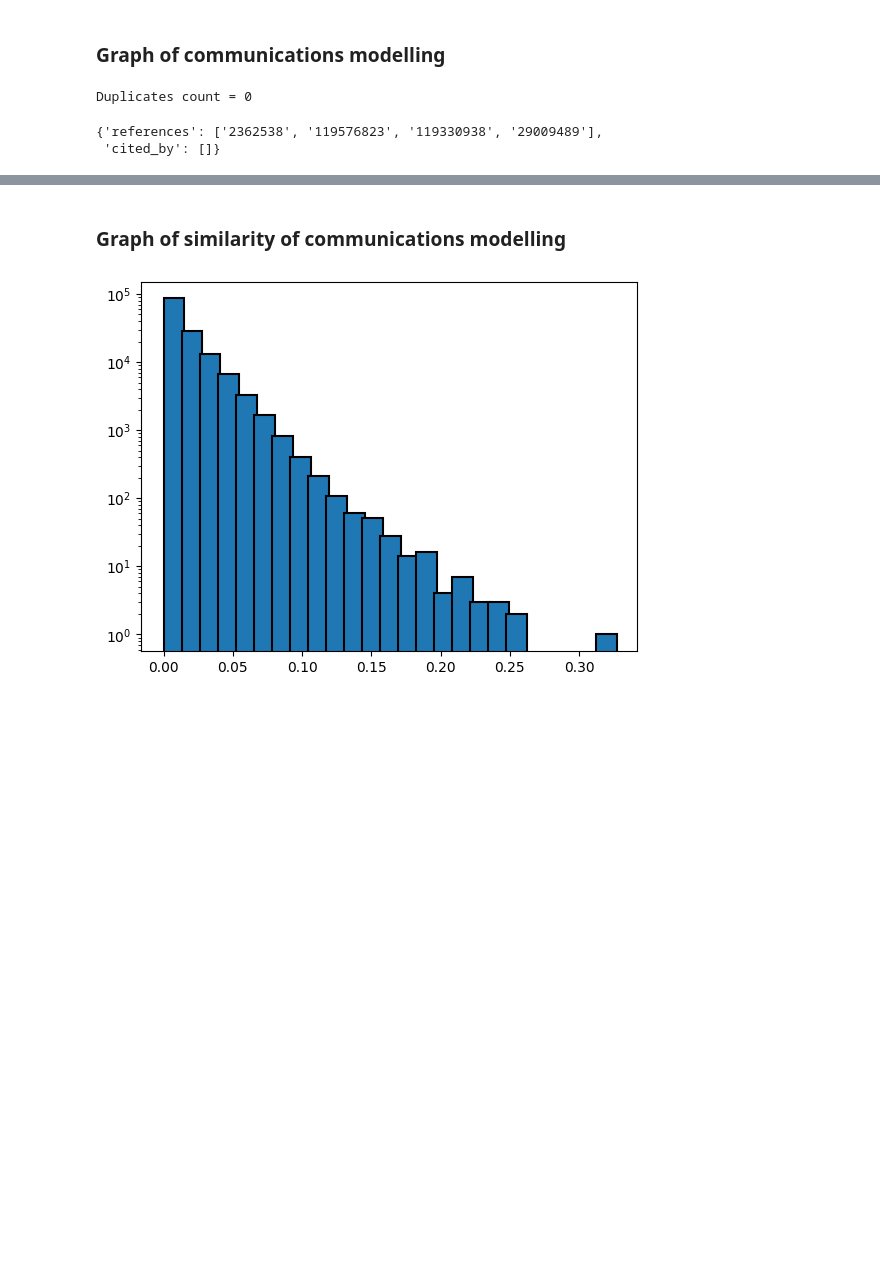
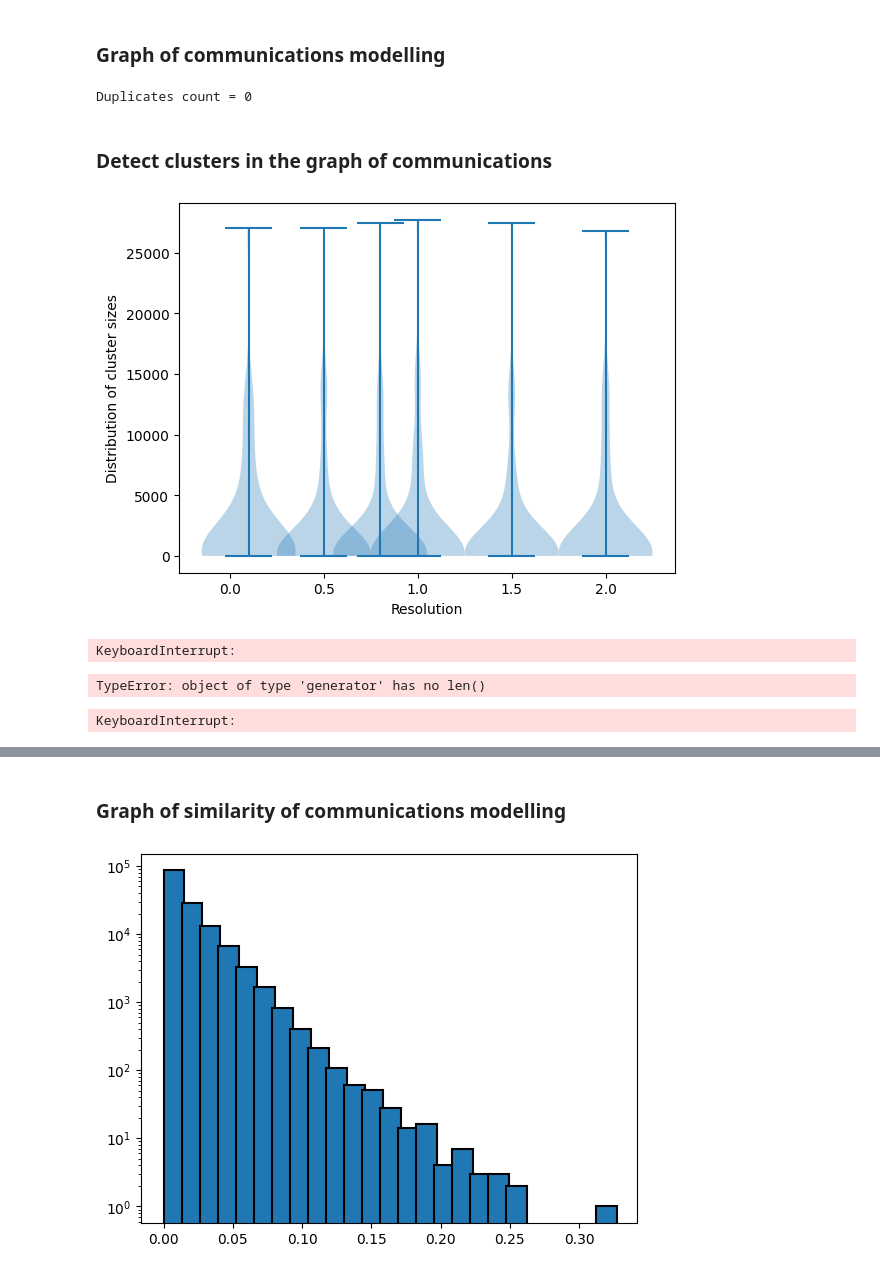
Before and after one commit to mingweiiiiiiiiii/23-24-CS7IS4-Group4, a Jupyter notebook: citations.ipynb, the cells around one changed output, grey strips where cells are left out. Cells and saved outputs as stored; diff of their text form; code cells hidden in the pictures; blank space fills up the shorter version.

Commit message:
First try to implement clustering (takes too long)

```diff
--- a/citations.ipynb
+++ b/citations.ipynb
@@ -34,9 +34,36 @@ graph_data = {
     'nodes': node_list,
     'links': link_list
 }
-cite_graph = nx.node_link_graph(graph_data)
+comm_graph = nx.node_link_graph(graph_data)
-# %%
-cite_data["102498304"]
-# %% [output]
-{'references': ['2362538', '119576823', '119330938', '29009489'],
- 'cited_by': []}
+# %% [markdown]
+### Detect clusters in the graph of communications
+# %%
+cluster_sizes = []
+resolutions = [0.1, 0.5, 0.8, 1.0, 1.5, 2.0]
+for res in resolutions:
+    clusters = nx.community.louvain_communities(comm_graph, resolution=0.5)
+    cluster_sizes.append([len(cluster) for cluster in clusters])
+# %%
+fig, ax = plt.subplots()
+ax.violinplot(dataset=cluster_sizes, positions=resolutions)
+ax.set_xlabel('Resolution')
+ax.set_ylabel('Distribution of cluster sizes')
+plt.show()
+# %% [output]
+[figure, added]
+# %%
+clusters = list(nx.community.girvan_newman(comm_graph))
+# %% [output]
+KeyboardInterrupt:
+# %%
+len(clusters)
+# %% [output]
+TypeError: object of type 'generator' has no len()
+# %%
+# Plot distribution of cluster size
+cluster_size = [len(cluster) for cluster in clusters]
+fig, ax = plt.subplots()
+ax.hist(cluster_size, bins=25, linewidth=1.5, edgecolor='black')
+plt.show()
+# %% [output]
+KeyboardInterrupt:
```
Also changed, not shown: parts of 3 cells of this notebook.
